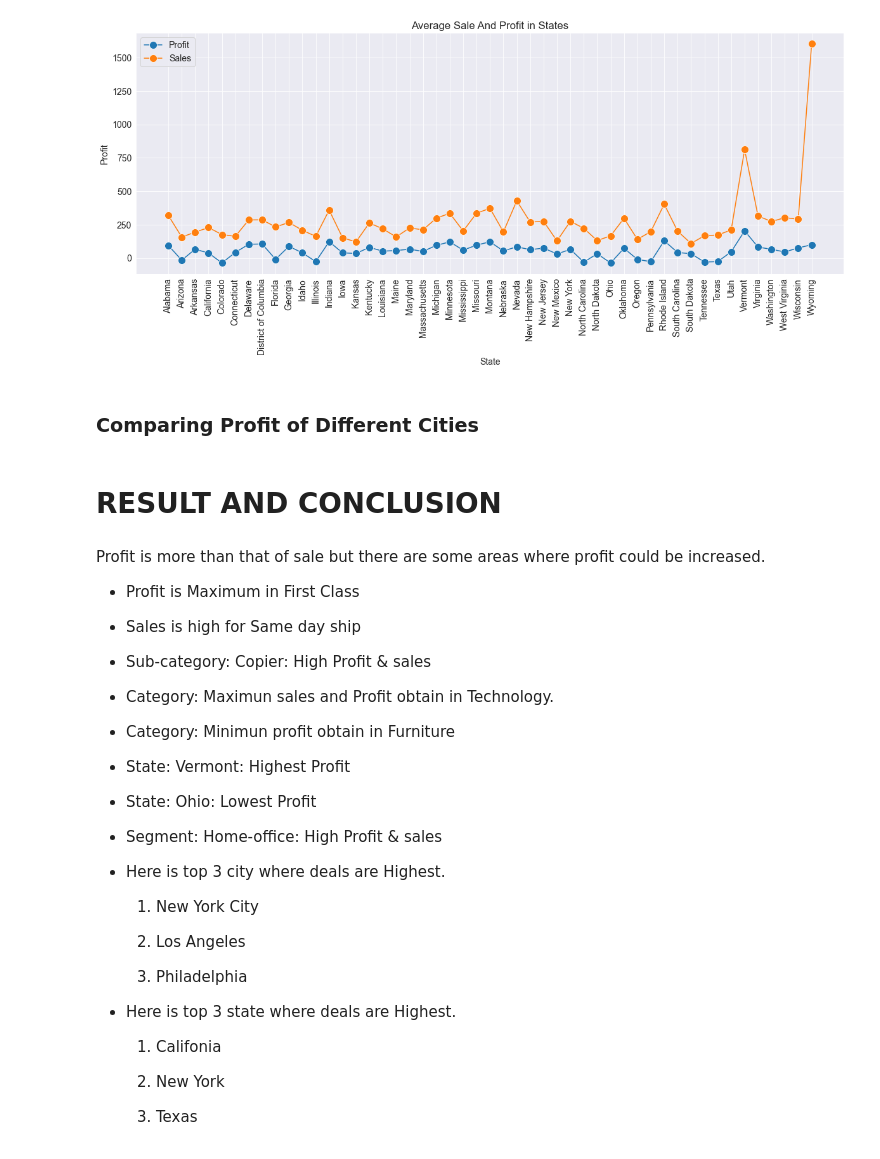
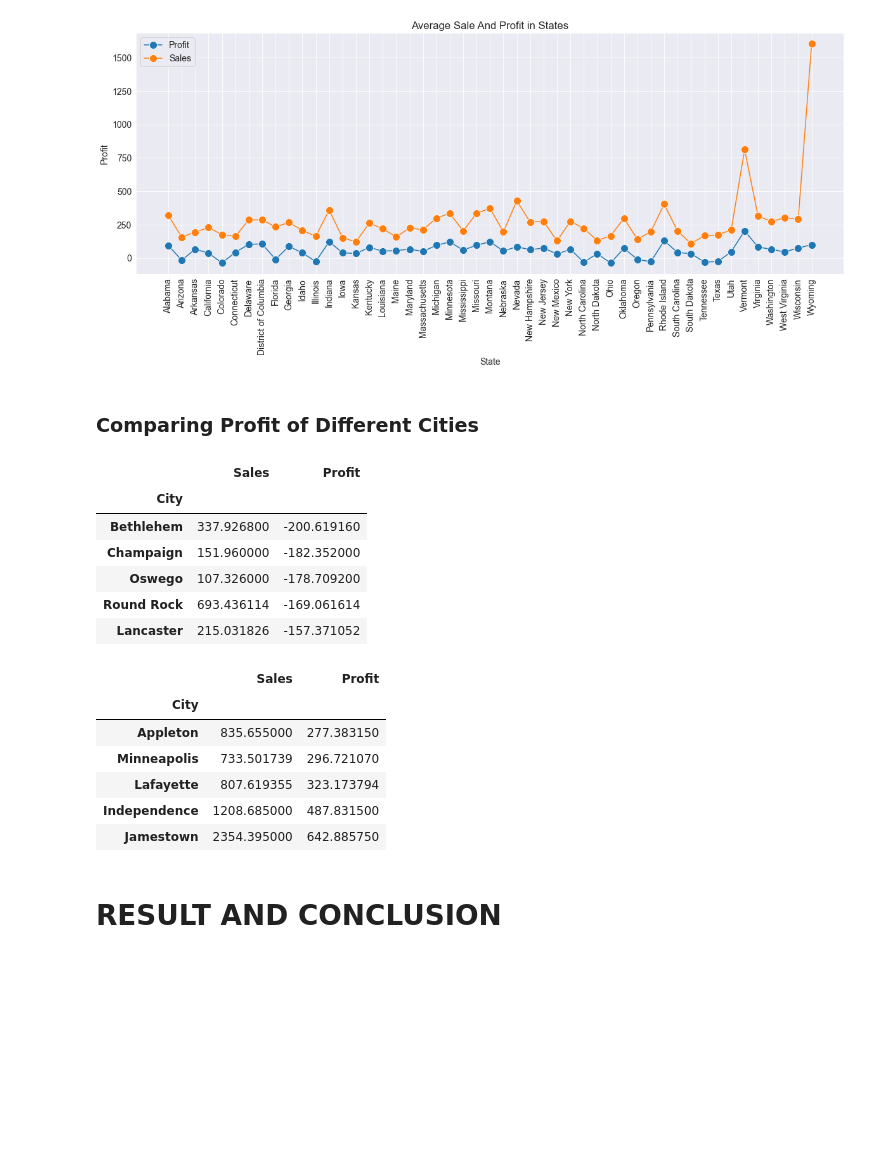
Before and after one commit to snehamaiti/SuperStore-Analysis, a Jupyter notebook: SuperStore.ipynb, the cells around one changed output. Saved outputs shown, nothing was run; the diff lists cells and outputs as text; code cells hidden in the pictures; blank space fills up the shorter version.

```diff
--- a/SuperStore.ipynb
+++ b/SuperStore.ipynb
@@ -227,41 +227,29 @@ plt.xticks(rotation=90)
 plt.show();
 # %% [output]
 [figure]
-# %% [markdown]
-### Comparing Profit of Different Cities
-# %% [markdown]
-# RESULT AND CONCLUSION
-# %% [markdown]
- Profit is more than that of sale but there are some areas where profit could be increased.
-
-- Profit is Maximum in First Class
-
-- Sales is high for Same day ship
-
-- Sub-category: Copier: High Profit & sales
-
-- Category: Maximun sales and Profit obtain in Technology.
-
-- Category: Minimun profit obtain in Furniture
-
-- State: Vermont: Highest Profit
-
-- State: Ohio: Lowest Profit
-
-- Segment: Home-office: High Profit & sales
-
-- Here is top 3 city where deals are Highest.
-
-    1. New York City
-
-    2. Los Angeles
-
-    3. Philadelphia
-
-- Here is top 3 state where deals are Highest.
-
-    1. Califonia
-
-    2. New York
-
-    3. Texas
+# %% [markdown]
+### Comparing Profit of Different Cities
+# %%
+mean_by_city=df.groupby(['City'])[['Sales','Profit']].mean().sort_values('Profit')
+mean_by_city.head()
+# %% [output]
+|  | Sales | Profit |
+| City |  |  |
+| Bethlehem | 337.926800 | -200.619160 |
+| Champaign | 151.960000 | -182.352000 |
+| Oswego | 107.326000 | -178.709200 |
+| Round Rock | 693.436114 | -169.061614 |
+| Lancaster | 215.031826 | -157.371052 |
+# %%
+mean_by_city=df.groupby(['City'])[['Sales','Profit']].mean().sort_values('Profit').tail()
+mean_by_city
+# %% [output]
+|  | Sales | Profit |
+| City |  |  |
+| Appleton | 835.655000 | 277.383150 |
+| Minneapolis | 733.501739 | 296.721070 |
+| Lafayette | 807.619355 | 323.173794 |
+| Independence | 1208.685000 | 487.831500 |
+| Jamestown | 2354.395000 | 642.885750 |
+# %% [markdown]
+# RESULT AND CONCLUSION
```
Also changed, not shown: parts of 22 cells of this notebook.
